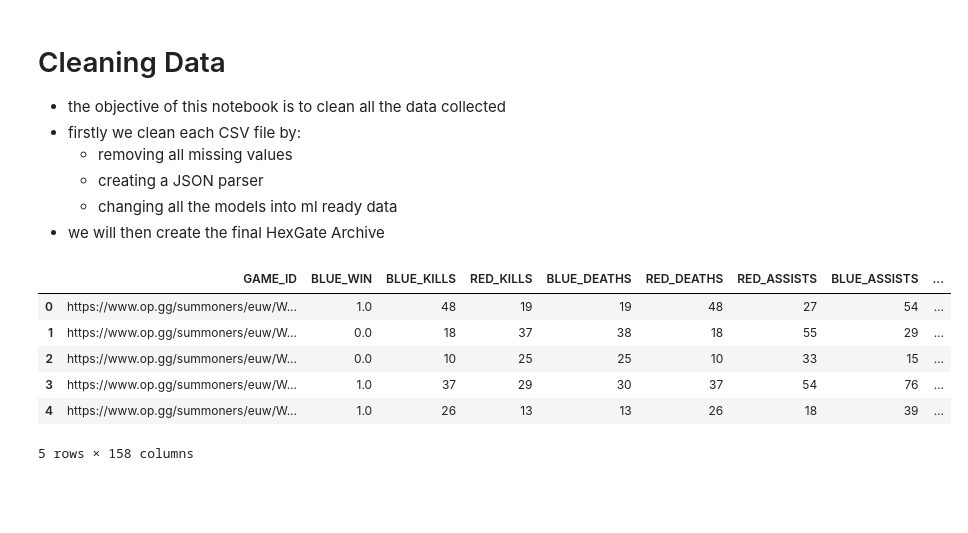
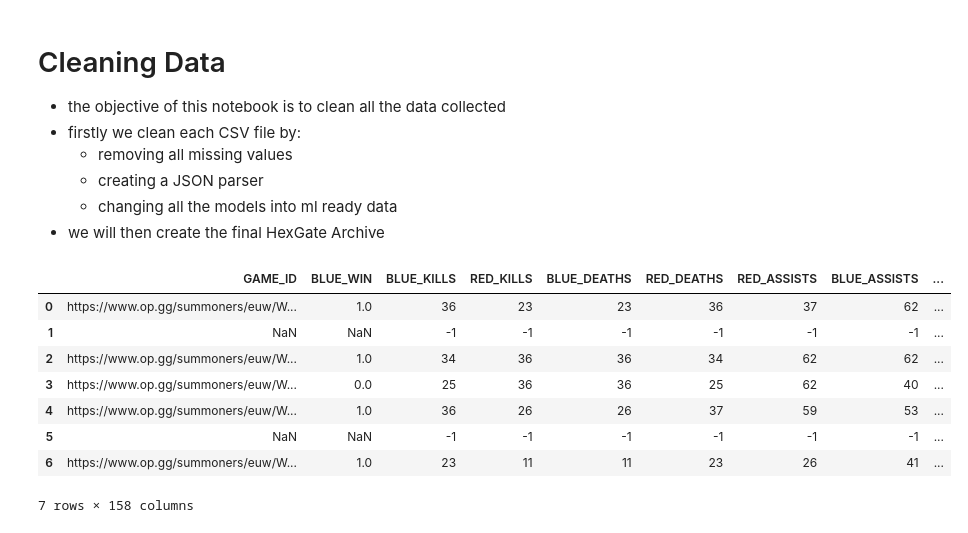
Before and after one commit to tinatsina/sunfire_archives, a Jupyter notebook: new_sample.ipynb, the cells around one changed output. Drawn from its saved outputs; the diff is of its cells as text; code cells hidden in the pictures; blank space fills up the shorter version.

```diff
--- a/new_sample.ipynb
+++ b/new_sample.ipynb
@@ -15,13 +16,15 @@ import matplotlib.pyplot as plt
 # %%
-PILOT_CSV = "./HexGate/Game_Log_00000.csv"
+PILOT_CSV = "./ToBeCleaned.csv"
 df = pd.read_csv(PILOT_CSV)
 
-df.head(5)
+df.head(10)
 # %% [output]
 |  | GAME_ID | BLUE_WIN | BLUE_KILLS | RED_KILLS | BLUE_DEATHS | RED_DEATHS | RED_ASSISTS | BLUE_ASSISTS | ... |
-| 0 | https://www.op.gg/summoners/euw/W... | 1.0 | 48 | 19 | 19 | 48 | 27 | 54 | ... |
-| 1 | https://www.op.gg/summoners/euw/W... | 0.0 | 18 | 37 | 38 | 18 | 55 | 29 | ... |
-| 2 | https://www.op.gg/summoners/euw/W... | 0.0 | 10 | 25 | 25 | 10 | 33 | 15 | ... |
-| 3 | https://www.op.gg/summoners/euw/W... | 1.0 | 37 | 29 | 30 | 37 | 54 | 76 | ... |
-| 4 | https://www.op.gg/summoners/euw/W... | 1.0 | 26 | 13 | 13 | 26 | 18 | 39 | ... |
+| 0 | https://www.op.gg/summoners/euw/W... | 1.0 | 36 | 23 | 23 | 36 | 37 | 62 | ... |
+| 1 | NaN | NaN | -1 | -1 | -1 | -1 | -1 | -1 | ... |
+| 2 | https://www.op.gg/summoners/euw/W... | 1.0 | 34 | 36 | 36 | 34 | 62 | 62 | ... |
+| 3 | https://www.op.gg/summoners/euw/W... | 0.0 | 25 | 36 | 36 | 25 | 62 | 40 | ... |
+| 4 | https://www.op.gg/summoners/euw/W... | 1.0 | 36 | 26 | 26 | 37 | 59 | 53 | ... |
+| 5 | NaN | NaN | -1 | -1 | -1 | -1 | -1 | -1 | ... |
+| 6 | https://www.op.gg/summoners/euw/W... | 1.0 | 23 | 11 | 11 | 23 | 26 | 41 | ... |
-5 rows × 158 columns
+7 rows × 158 columns
```
Also changed, not shown: parts of 3 cells of this notebook, 1 other file.
